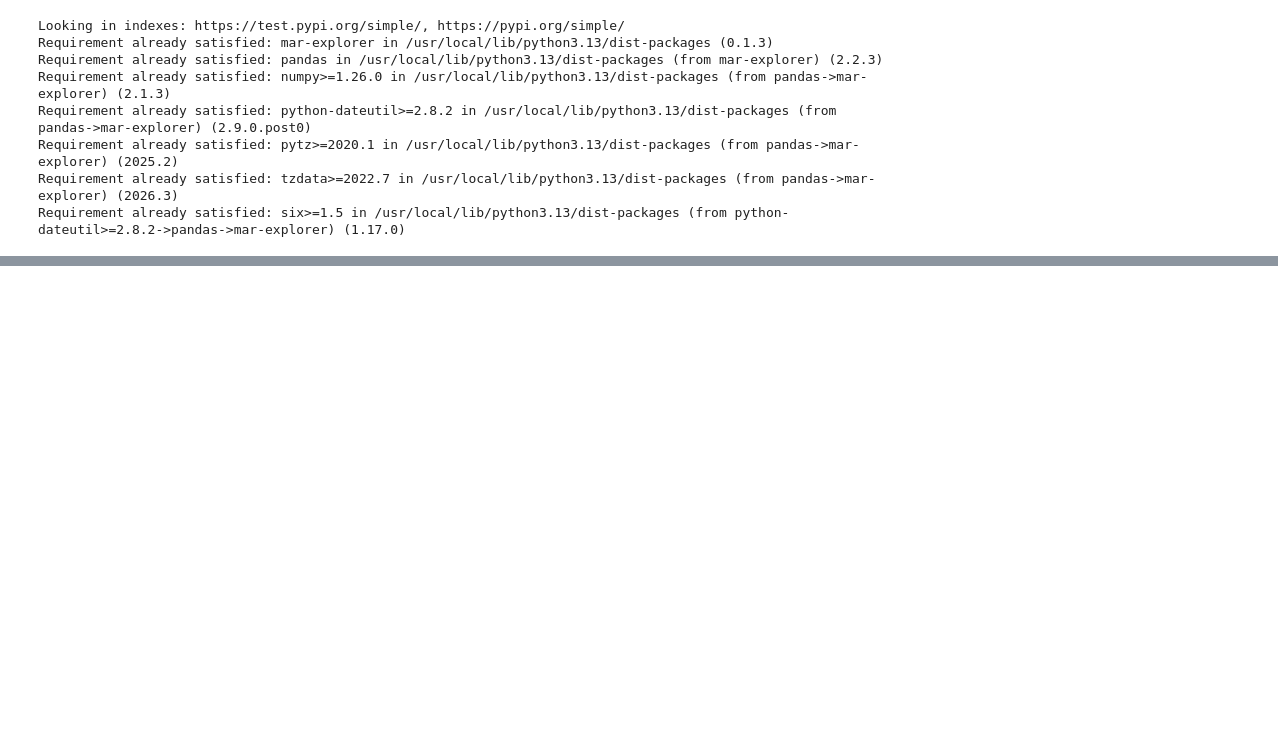
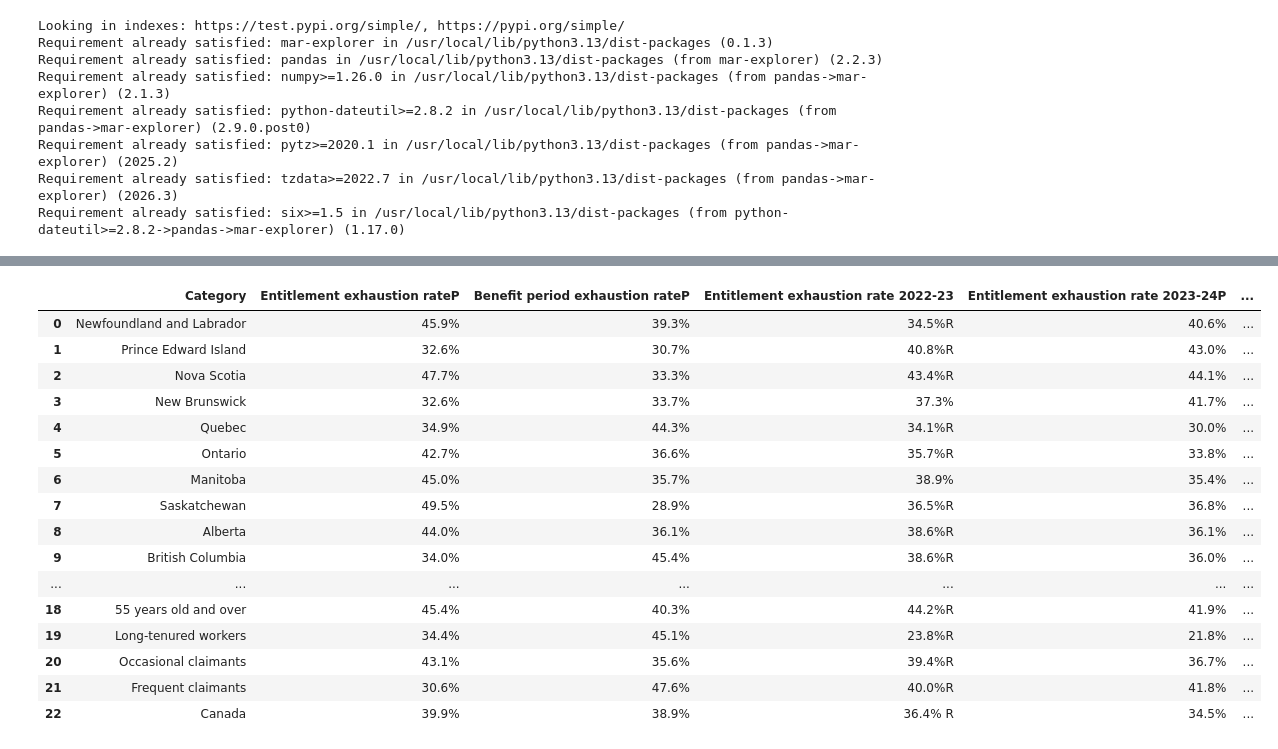
Before and after one commit to oliviergentil/MAR_Explorer, a Jupyter notebook: exemple.ipynb, the cells around one changed output, grey strips where cells are left out. Saved outputs shown, nothing was run; the diff lists cells and outputs as text; code cells hidden in the pictures; blank space fills up the shorter version.

```diff
--- a/exemple.ipynb
+++ b/exemple.ipynb
@@ -88,0 +50,27 @@ exhaustion
+# %%
+exhaustion_2023 = mar.table(2023, 2, 30)
+exhaustion_2024 = mar.table(2024, 2, 25)
+
+exhaustion = exhaustion_2023.data.merge(
+    exhaustion_2024.data,
+    on="Category"
+)
+exhaustion
+# %% [output]
+|  | Category | Entitlement exhaustion rateP | Benefit period exhaustion rateP | Entitlement exhaustion rate 2022‑23 | Entitlement exhaustion rate 2023‑24P | ... |
+| 0 | Newfoundland and Labrador | 45.9% | 39.3% | 34.5%R | 40.6% | ... |
+| 1 | Prince Edward Island | 32.6% | 30.7% | 40.8%R | 43.0% | ... |
+| 2 | Nova Scotia | 47.7% | 33.3% | 43.4%R | 44.1% | ... |
+| 3 | New Brunswick | 32.6% | 33.7% | 37.3% | 41.7% | ... |
+| 4 | Quebec | 34.9% | 44.3% | 34.1%R | 30.0% | ... |
+| 5 | Ontario | 42.7% | 36.6% | 35.7%R | 33.8% | ... |
+| 6 | Manitoba | 45.0% | 35.7% | 38.9% | 35.4% | ... |
+| 7 | Saskatchewan | 49.5% | 28.9% | 36.5%R | 36.8% | ... |
+| 8 | Alberta | 44.0% | 36.1% | 38.6%R | 36.1% | ... |
+| 9 | British Columbia | 34.0% | 45.4% | 38.6%R | 36.0% | ... |
+| ... | ... | ... | ... | ... | ... | ... |
+| 18 | 55 years old and over | 45.4% | 40.3% | 44.2%R | 41.9% | ... |
+| 19 | Long-tenured workers | 34.4% | 45.1% | 23.8%R | 21.8% | ... |
+| 20 | Occasional claimants | 43.1% | 35.6% | 39.4%R | 36.7% | ... |
+| 21 | Frequent claimants | 30.6% | 47.6% | 40.0%R | 41.8% | ... |
+| 22 | Canada | 39.9% | 38.9% | 36.4% R | 34.5% | ... |
```
Also changed, not shown: parts of 11 cells of this notebook.
